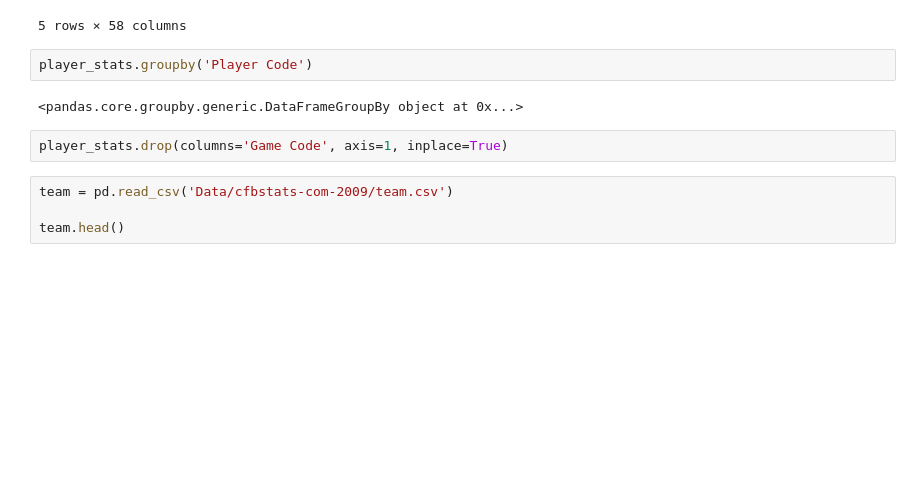
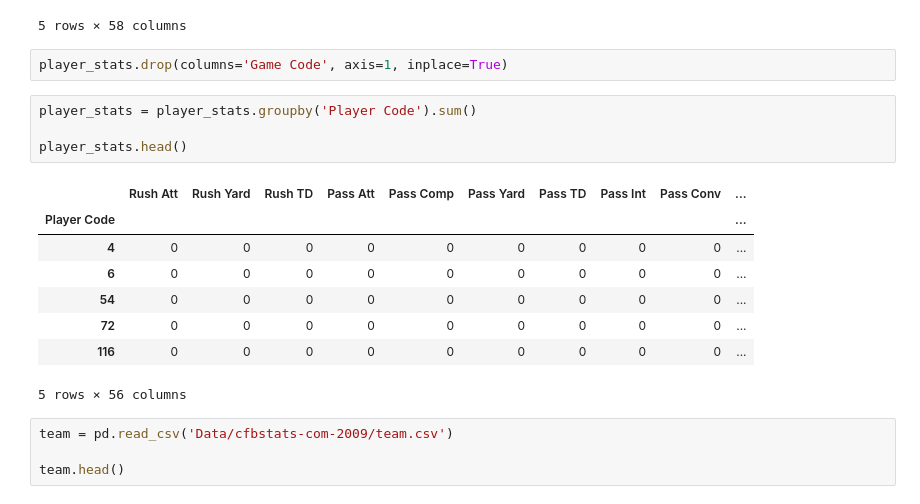
Before and after one commit to kevgross89/Phase-3-Project, a Jupyter notebook: Test Players Page.ipynb, the cells around one changed output. Drawn from its saved outputs; the diff is of its cells as text; blank space fills up the shorter version.

```diff
--- a/Test Players Page.ipynb
+++ b/Test Players Page.ipynb
@@ -34,12 +37,21 @@ player_stats.head()
 | 3 | 1022862 | 5007120091120 | 13 | 46 | 0 | 0 | 0 | 0 | 0 | ... |
 | 4 | 1022862 | 204000520091127 | 10 | 54 | 0 | 0 | 0 | 0 | 0 | ... |
 5 rows × 58 columns
-# %%
-player_stats.groupby('Player Code')
-# %% [output]
-<pandas.core.groupby.generic.DataFrameGroupBy object at 0x...>
 # %%
 player_stats.drop(columns='Game Code', axis=1, inplace=True)
+# %%
+player_stats = player_stats.groupby('Player Code').sum()
+
+player_stats.head()
+# %% [output]
+|  | Rush Att | Rush Yard | Rush TD | Pass Att | Pass Comp | Pass Yard | Pass TD | Pass Int | Pass Conv | ... |
+| Player Code |  |  |  |  |  |  |  |  |  | ... |
+| 4 | 0 | 0 | 0 | 0 | 0 | 0 | 0 | 0 | 0 | ... |
+| 6 | 0 | 0 | 0 | 0 | 0 | 0 | 0 | 0 | 0 | ... |
+| 54 | 0 | 0 | 0 | 0 | 0 | 0 | 0 | 0 | 0 | ... |
+| 72 | 0 | 0 | 0 | 0 | 0 | 0 | 0 | 0 | 0 | ... |
+| 116 | 0 | 0 | 0 | 0 | 0 | 0 | 0 | 0 | 0 | ... |
+5 rows × 56 columns
 # %%
 team = pd.read_csv('Data/cfbstats-com-2009/team.csv')
 
```
Also changed, not shown: parts of 14 cells of this notebook, 2 other files.
